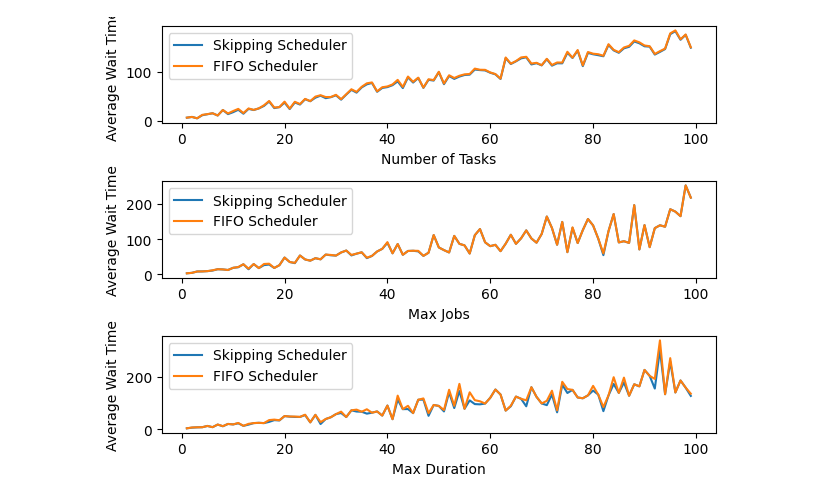
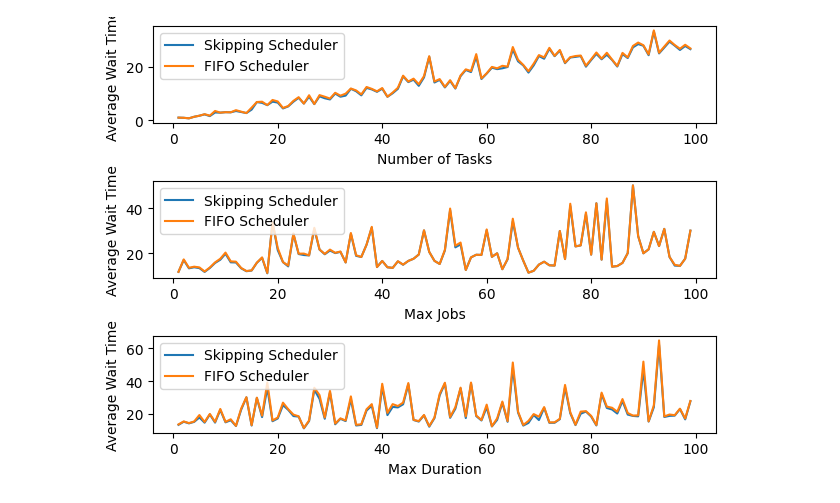
Before and after one commit to Munich-Quantum-Software-Stack/QRM-and-CI, a Jupyter notebook: src/scheduler_runner/schedulers/test_nb.ipynb, the cells around one changed output. Saved outputs shown, nothing was run; the diff lists cells and outputs as text; code cells hidden in the pictures.

```diff
--- a/src/scheduler_runner/schedulers/test_nb.ipynb
+++ b/src/scheduler_runner/schedulers/test_nb.ipynb
@@ -124,0 +200,16 @@ def run_schedulers(tasks, queue, fifo):
+# %%
+diff = 0
+for num_tasks in range(2, 100):
+    for max_jobs in range(1, 10):
+         for max_duration in range(1, 10):
+            tasks = create_tasks(num_tasks, max_jobs, max_duration)
+
+            # Run the scheduler
+            queue, fifo = Queues(), Queues()
+            wait_time,  fifo_wait_time = run_schedulers(tasks, queue, fifo)
+
+            # save max difference in wait time and print associated parameters
+            new_diff = fifo_wait_time - wait_time
+            if new_diff > diff:
+                diff = new_diff
+                print(f"Tasks: {num_tasks}, Jobs: {max_jobs}, Duration: {max_duration}, Diff: {diff}")
@@ -138,10 +237,10 @@ fifo_wait_times_duration = []
 num_samples = 100
 
 for num_tasks in range(1, num_samples):
-    queue, fifo = Queue(), Queue()
     tasks = create_tasks(num_tasks, 5, 5)  # use fixed values for max_jobs and max_duration
 
     # Run the scheduler
+    queue, fifo = Queues(), Queues()
     wait_time,  fifo_wait_time = run_schedulers(tasks, queue, fifo)
 
     # Store average wait times
@@ -149,8 +248,8 @@ for num_tasks in range(1, num_samples):
     fifo_wait_times_tasks.append(fifo_wait_time)
 
 for max_jobs in range(1, num_samples):
-    queue, fifo = Queue(), Queue()
-    tasks = create_tasks(5, max_jobs, 5)  # use fixed values for num_tasks and max_duration
+    queue, fifo = Queues(), Queues()
+    tasks = create_tasks(50, max_jobs, 5)  # use fixed values for num_tasks and max_duration
 
     # Run the scheduler
     wait_time,  fifo_wait_time = run_schedulers(tasks, queue, fifo)
@@ -160,38 +259,38 @@ for max_jobs in range(1, num_samples):
     fifo_wait_times_jobs.append(fifo_wait_time)
 
 for max_duration in range(1, num_samples):
-    queue, fifo = Queue(), Queue()
-    tasks = create_tasks(5, 5, max_duration)  # use fixed values for num_tasks and max_jobs
+    queue, fifo = Queues(), Queues()
+    tasks = create_tasks(50, 5, max_duration)  # use fixed values for num_tasks and max_jobs
 
     # Run the scheduler
     wait_time,  fifo_wait_time = run_schedulers(tasks, queue, fifo)
 
     # Store average wait times
     wait_times_duration.append(wait_time)
     fifo_wait_times_duration.append(fifo_wait_time)
 
 # Plot wait times against number of tasks
 axs[0].plot(range(1, num_samples), wait_times_tasks, label='Skipping Scheduler')
 axs[0].plot(range(1, num_samples), fifo_wait_times_tasks, label='FIFO Scheduler')
 axs[0].set_xlabel('Number of Tasks')
 axs[0].set_ylabel('Average Wait Time')
 
 # Plot wait times against max_jobs
 axs[1].plot(range(1, num_samples), wait_times_jobs, label='Skipping Scheduler')
 axs[1].plot(range(1, num_samples), fifo_wait_times_jobs, label='FIFO Scheduler')
 axs[1].set_xlabel('Max Jobs')
 axs[1].set_ylabel('Average Wait Time')
 
 # Plot wait times against max_duration
 axs[2].plot(range(1, num_samples), wait_times_duration, label='Skipping Scheduler')
 axs[2].plot(range(1, num_samples), fifo_wait_times_duration, label='FIFO Scheduler')
 axs[2].set_xlabel('Max Duration')
 axs[2].set_ylabel('Average Wait Time')
 
 for ax in axs:
     ax.legend()
 
 plt.tight_layout()
 plt.show()
 # %% [output]
-[figure, old version]
+[figure, new version]
```
Also changed, not shown: parts of 3 cells of this notebook.
